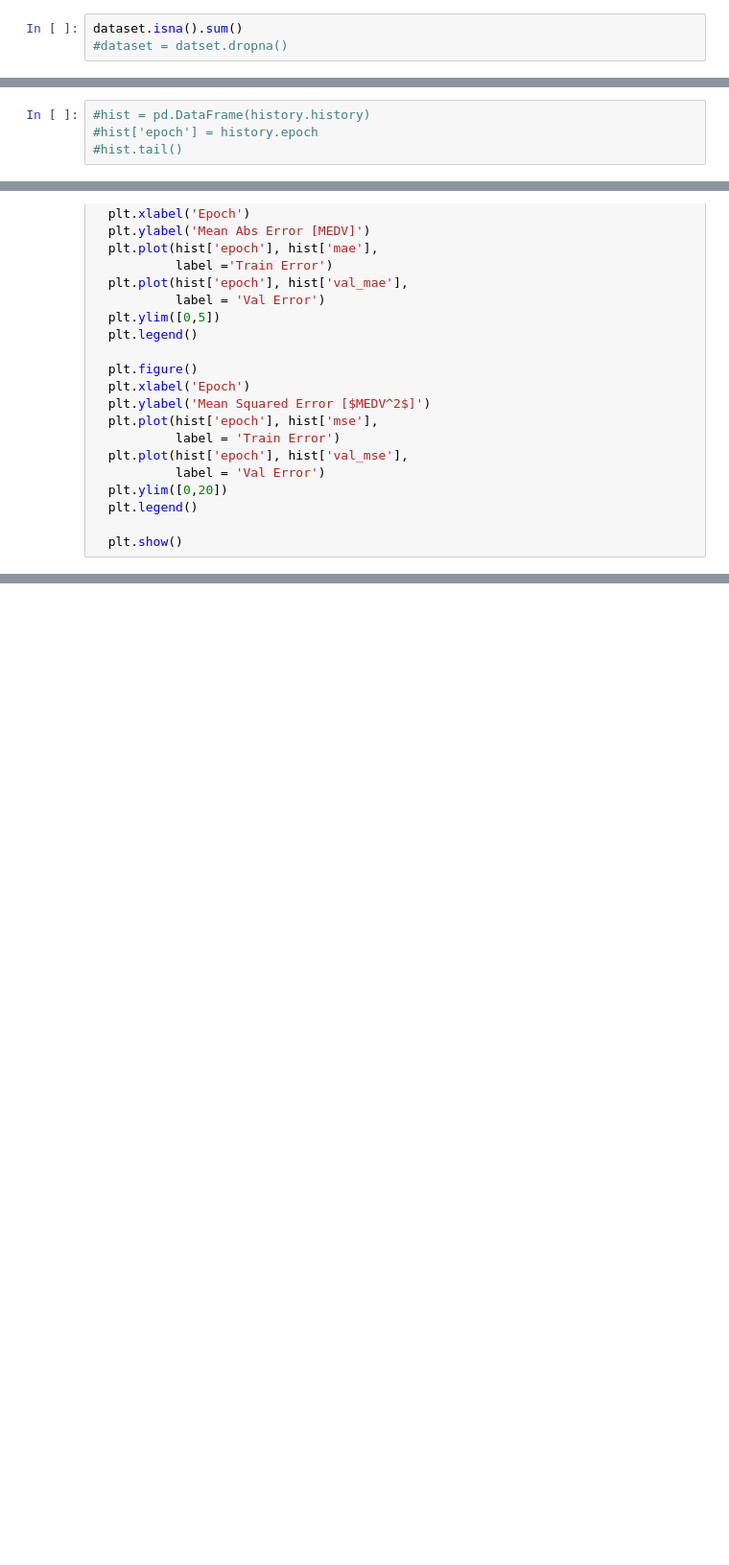
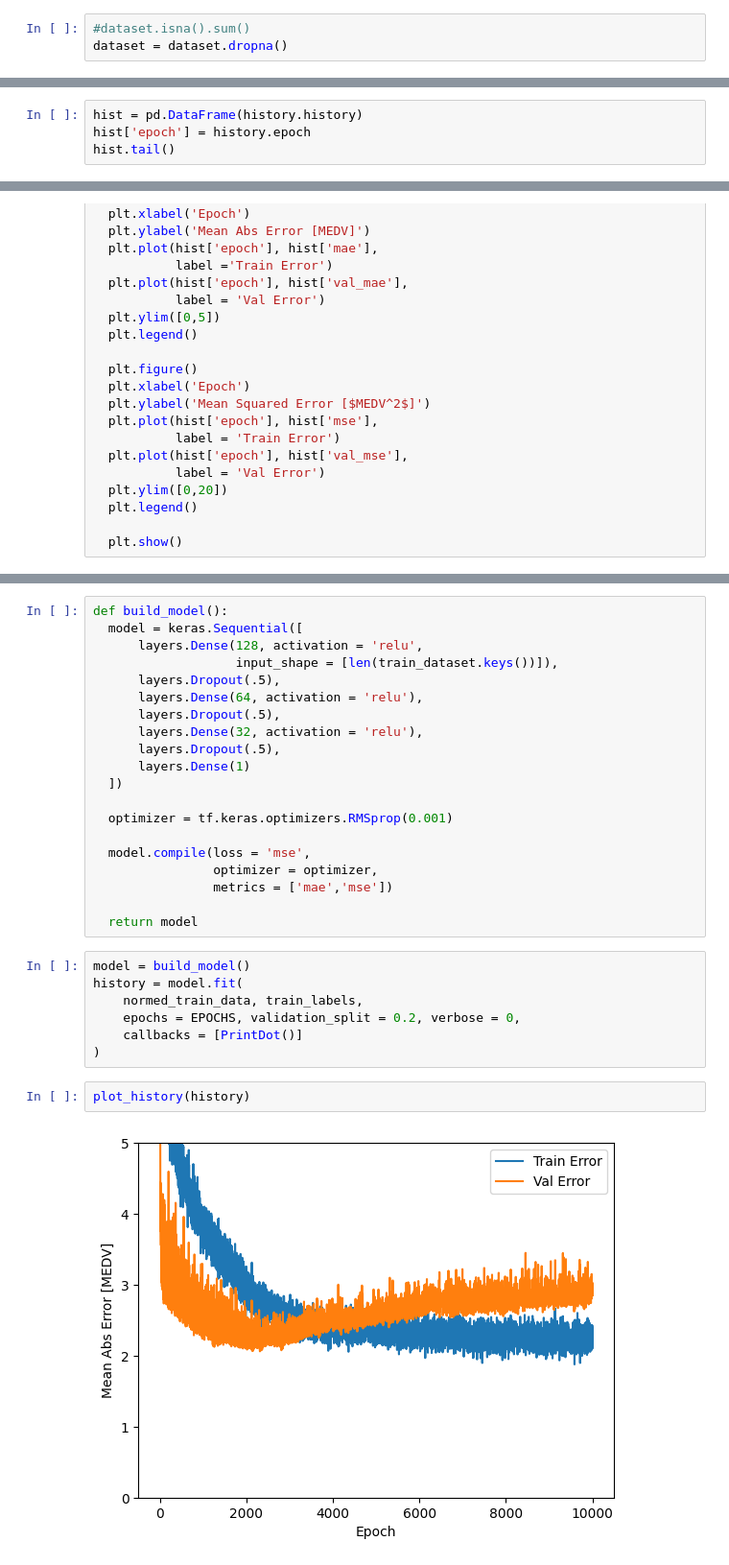
Before and after one commit to JavierPachas/tf_examples, a Jupyter notebook: keras_regression_example.ipynb, the cells around one changed output, grey strips where cells are left out. Shown: that part at 96% size. Cells and saved outputs as stored; diff of their text form; blank space fills up the shorter version.

```diff
--- a/keras_regression_example.ipynb
+++ b/keras_regression_example.ipynb
@@ -37,6 +73,6 @@ dataset.tail()
 # %%
-dataset.isna().sum()
-#dataset = datset.dropna()
+#dataset.isna().sum()
+dataset = dataset.dropna()
 # %%
 train_dataset = dataset.sample(frac = 0.8, random_state = 0)
 test_dataset = dataset.drop(train_dataset.index)
@@ -99,6 +186,6 @@ history = model.fit(
     callbacks = [PrintDot()]
 )
 # %%
-#hist = pd.DataFrame(history.history)
-#hist['epoch'] = history.epoch
-#hist.tail()
+hist = pd.DataFrame(history.history)
+hist['epoch'] = history.epoch
+hist.tail()
@@ -132,0 +232,31 @@ plot_history(history)
+# %%
+def build_model():
+  model = keras.Sequential([
+      layers.Dense(128, activation = 'relu',
+                   input_shape = [len(train_dataset.keys())]),
+      layers.Dropout(.5),
+      layers.Dense(64, activation = 'relu'),
+      layers.Dropout(.5),
+      layers.Dense(32, activation = 'relu'),
+      layers.Dropout(.5),
+      layers.Dense(1)
+  ])
+
+  optimizer = tf.keras.optimizers.RMSprop(0.001)
+
+  model.compile(loss = 'mse',
+                optimizer = optimizer,
+                metrics = ['mae','mse'])
+
+  return model
+# %%
+model = build_model()
+history = model.fit(
+    normed_train_data, train_labels,
+    epochs = EPOCHS, validation_split = 0.2, verbose = 0,
+    callbacks = [PrintDot()]
+)
+# %%
+plot_history(history)
+# %% [output]
+[figure, added]
```
Also changed, not shown: parts of 20 cells of this notebook.
